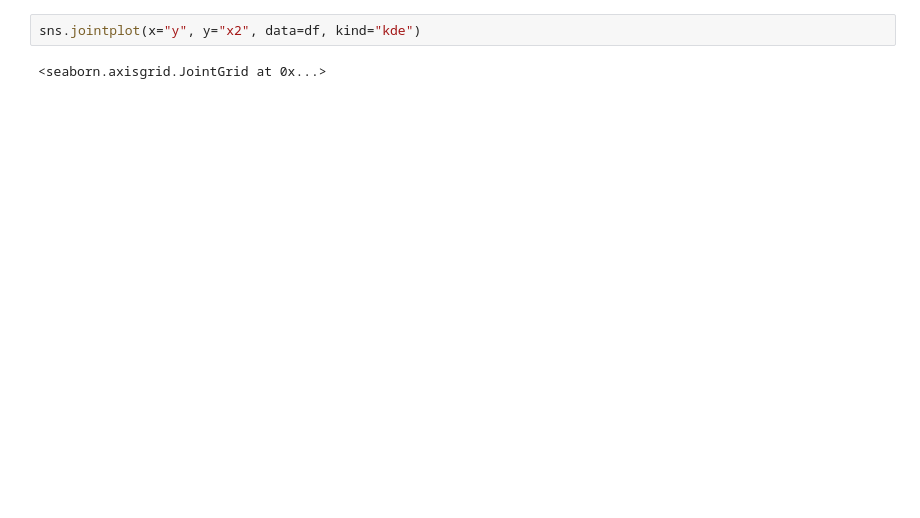
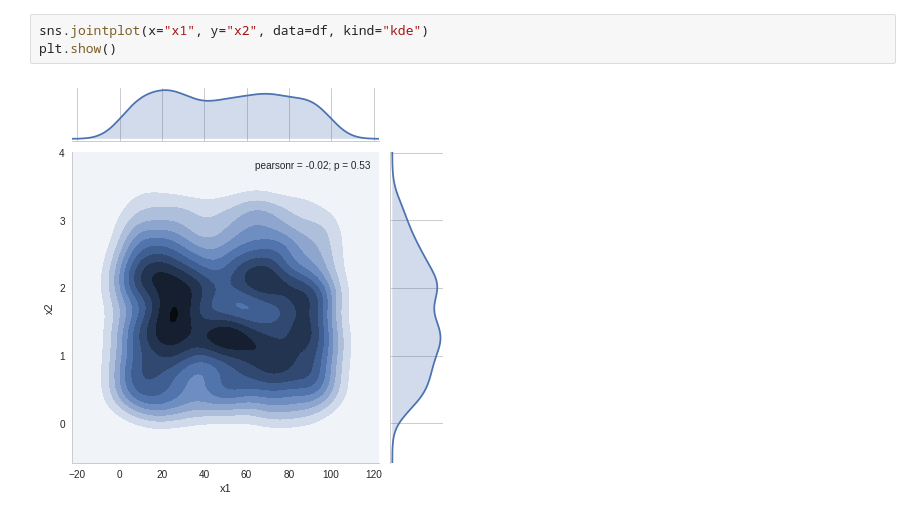
Before and after one commit to perthi/deep-learning, a Jupyter notebook: may.12th.ipynb, the cells around one changed output. Drawn from its saved outputs; the diff is of its cells as text; blank space fills up the shorter version.

```diff
--- a/may.12th.ipynb
+++ b/may.12th.ipynb
@@ -32,5 +52,6 @@ sns.jointplot(x="y", y="x1", data=df, kind="kde")
 # %%
-sns.jointplot(x="y", y="x2", data=df, kind="kde")
+sns.jointplot(x="x1", y="x2", data=df, kind="kde")
+plt.show()
 # %% [output]
-<seaborn.axisgrid.JointGrid at 0x...>
+[figure, added]
 # %%
```
Also changed, not shown: parts of 19 cells of this notebook.
